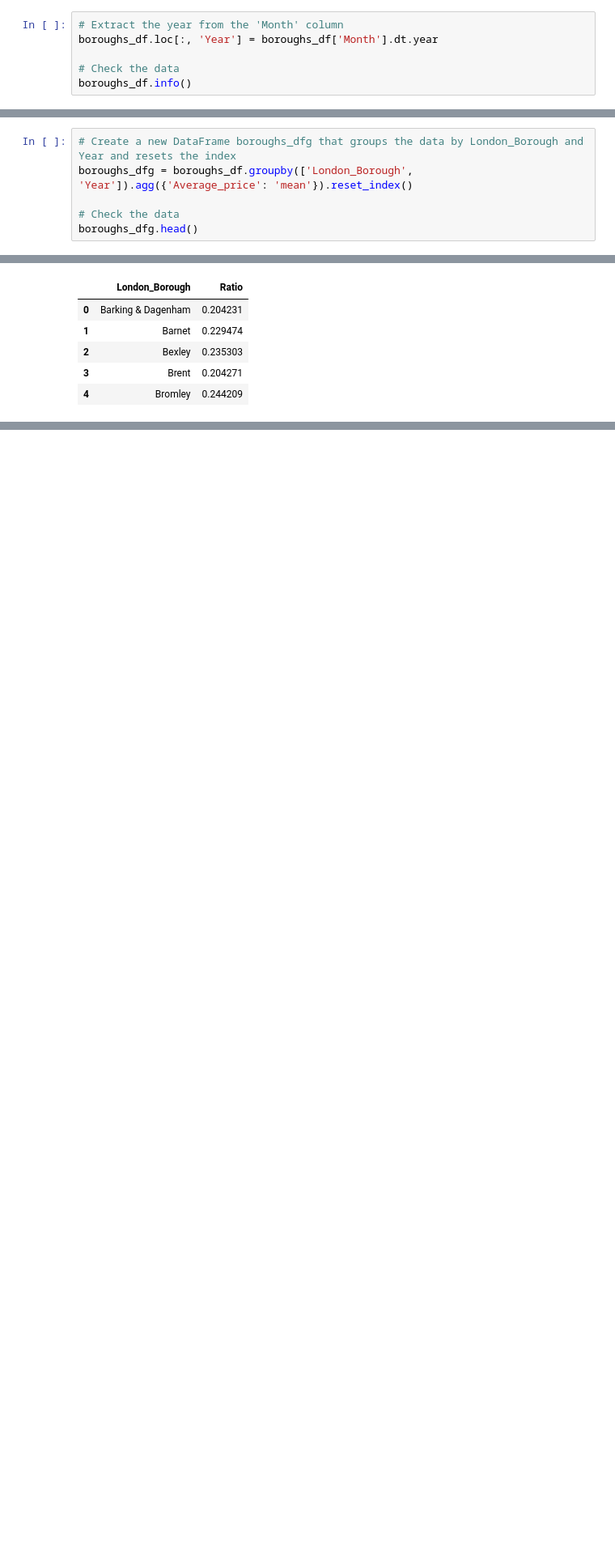
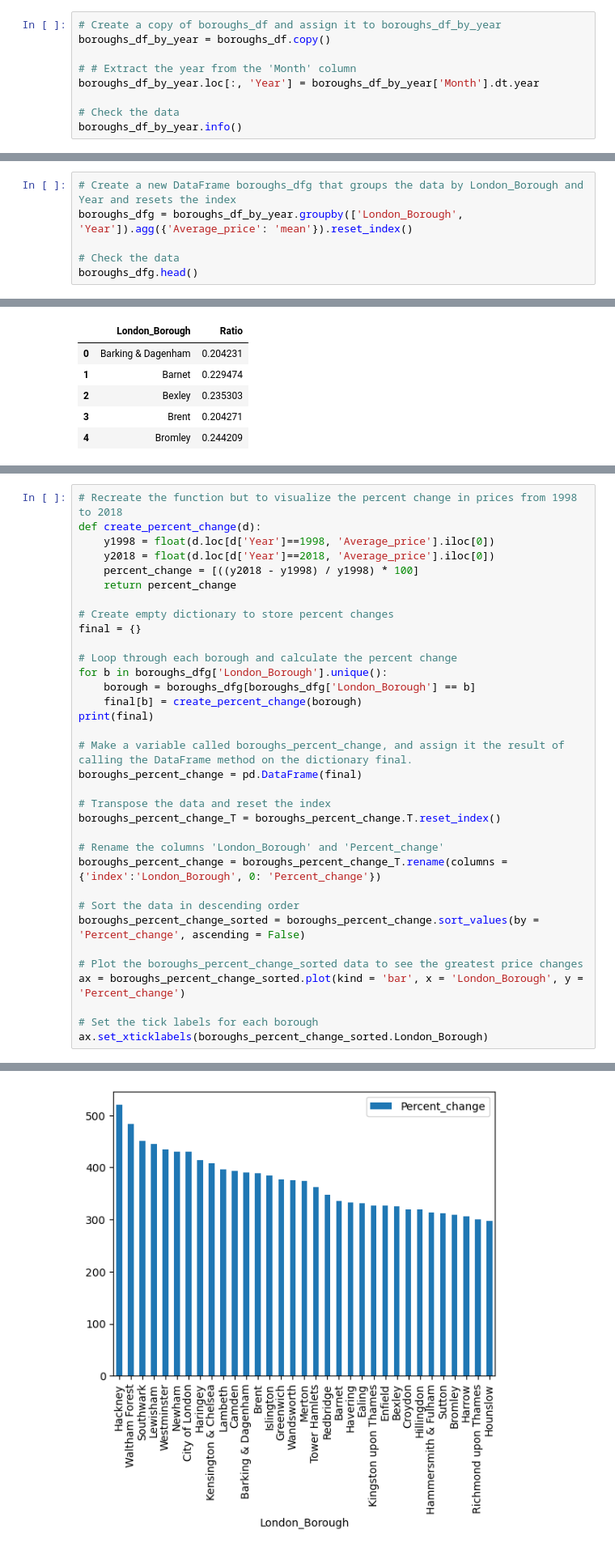
Before and after one commit to cmazzini/Springboard, a Jupyter notebook: Unit 4 Challenge - Tier 3.ipynb, the cells around one changed output, grey strips where cells are left out. Shown: that part at 81% size. Drawn from its saved outputs; the diff is of its cells as text; blank space fills up the shorter version.

Commit message:
added percent change

```diff
--- a/Unit 4 Challenge - Tier 3.ipynb
+++ b/Unit 4 Challenge - Tier 3.ipynb
@@ -299,11 +299,14 @@ To this end, you *could* apply a ***lambda function***. Your logic could work as
 
 Whether you go ahead with this is up to you. Just so long as you answer our initial brief: which boroughs of London have seen the greatest house price increase, on average, over the past two decades?
 # %%
-# Extract the year from the 'Month' column
-boroughs_df.loc[:, 'Year'] = boroughs_df['Month'].dt.year
+# Create a copy of boroughs_df and assign it to boroughs_df_by_year
+boroughs_df_by_year = boroughs_df.copy()
+
+# # Extract the year from the 'Month' column
+boroughs_df_by_year.loc[:, 'Year'] = boroughs_df_by_year['Month'].dt.year
 
 # Check the data
-boroughs_df.info()
+boroughs_df_by_year.info()
 # %% [output]
 <class 'pandas.core.frame.DataFrame'>
 Index: 11781 entries, 0 to 17120
@@ -325,6 +323,6 @@ See the caveats in the documentation: https://pandas.pydata.org/pandas-docs/stab
 # %%
 # Create a new DataFrame boroughs_dfg that groups the data by London_Borough and Year and resets the index
-boroughs_dfg = boroughs_df.groupby(['London_Borough', 'Year']).agg({'Average_price': 'mean'}).reset_index()
+boroughs_dfg = boroughs_df_by_year.groupby(['London_Borough', 'Year']).agg({'Average_price': 'mean'}).reset_index()
 
 # Check the data
 boroughs_dfg.head()
@@ -484,3 +514,38 @@ print(boroughs_ratios_sorted.head(5))
 14                Harrow  0.246357
 4                Bromley  0.244209
 28                Sutton  0.242785
+# %%
+# Recreate the function but to visualize the percent change in prices from 1998 to 2018
+def create_percent_change(d):
+    y1998 = float(d.loc[d['Year']==1998, 'Average_price'].iloc[0])
+    y2018 = float(d.loc[d['Year']==2018, 'Average_price'].iloc[0])
+    percent_change = [((y2018 - y1998) / y1998) * 100]
+    return percent_change
+
+# Create empty dictionary to store percent changes
+final = {}
+
+# Loop through each borough and calculate the percent change
+for b in boroughs_dfg['London_Borough'].unique():
+    borough = boroughs_dfg[boroughs_dfg['London_Borough'] == b]
+    final[b] = create_percent_change(borough)
+print(final)
+
+# Make a variable called boroughs_percent_change, and assign it the result of calling the DataFrame method on the dictionary final.
+boroughs_percent_change = pd.DataFrame(final)
+
+# Transpose the data and reset the index
+boroughs_percent_change_T = boroughs_percent_change.T.reset_index()
+
+# Rename the columns 'London_Borough' and 'Percent_change'
+boroughs_percent_change = boroughs_percent_change_T.rename(columns = {'index':'London_Borough', 0: 'Percent_change'})
+
+# Sort the data in descending order
+boroughs_percent_change_sorted = boroughs_percent_change.sort_values(by = 'Percent_change', ascending = False)
+
+# Plot the boroughs_percent_change_sorted data to see the greatest price changes
+ax = boroughs_percent_change_sorted.plot(kind = 'bar', x = 'London_Borough', y = 'Percent_change')
+
+# Set the tick labels for each borough
+ax.set_xticklabels(boroughs_percent_change_sorted.London_Borough)
+# %% [output]
@@ -486,0 +570 @@ print(boroughs_ratios_sorted.head(5))
+[figure, added]
```
Also changed, not shown: parts of 5 cells of this notebook.
